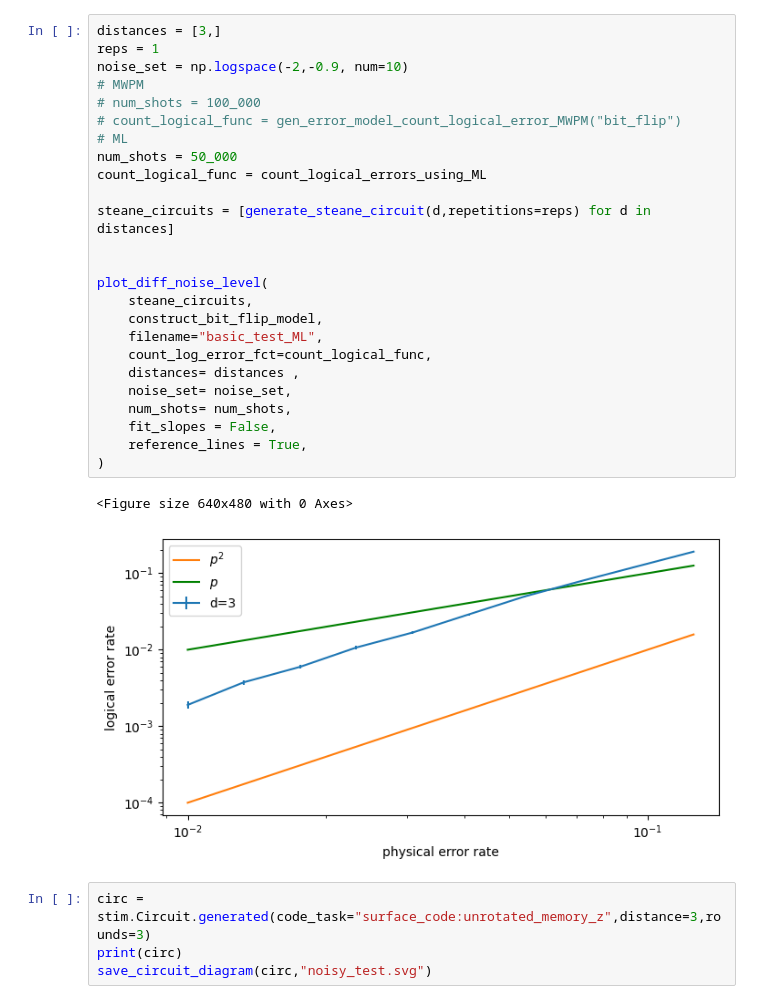
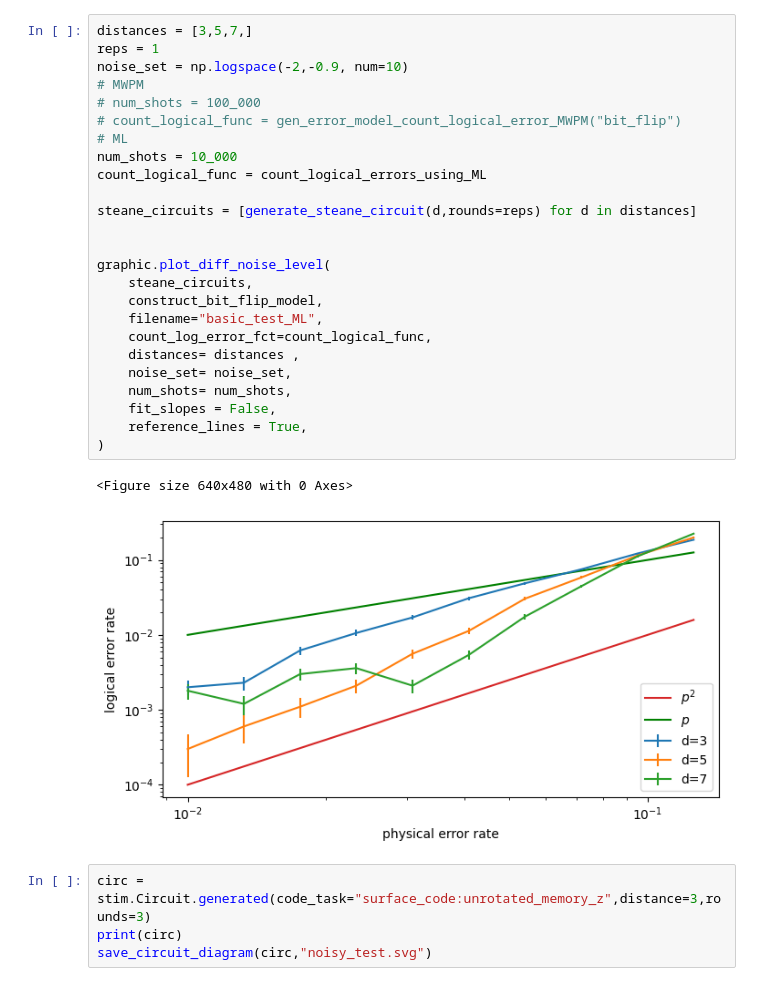
Before and after one commit to leonardlux/MasterArbeit, a Jupyter notebook: code/new_start/testing.ipynb, the cells around one changed output. Drawn from its saved outputs; the diff is of its cells as text.

```diff
--- a/code/new_start/testing.ipynb
+++ b/code/new_start/testing.ipynb
@@ -37,31 +50,31 @@ plot_diff_noise_level(
 # %%
-distances = [3,]
+distances = [3,5,7,]
 reps = 1
 noise_set = np.logspace(-2,-0.9, num=10)
 # MWPM
 # num_shots = 100_000
 # count_logical_func = gen_error_model_count_logical_error_MWPM("bit_flip")
 # ML
-num_shots = 50_000
+num_shots = 10_000
 count_logical_func = count_logical_errors_using_ML
 
-steane_circuits = [generate_steane_circuit(d,repetitions=reps) for d in distances]
+steane_circuits = [generate_steane_circuit(d,rounds=reps) for d in distances]
 
 
-plot_diff_noise_level(
+graphic.plot_diff_noise_level(
     steane_circuits,
     construct_bit_flip_model,
     filename="basic_test_ML",
     count_log_error_fct=count_logical_func,
     distances= distances ,
     noise_set= noise_set,
     num_shots= num_shots,
     fit_slopes = False,
     reference_lines = True,
 )
 # %% [output]
 <Figure size 640x480 with 0 Axes>
-[figure, old version]
+[figure, new version]
 # %%
 circ = stim.Circuit.generated(code_task="surface_code:unrotated_memory_z",distance=3,rounds=3)
 print(circ)
```
Also changed, not shown: parts of 8 cells of this notebook, 7 other files.
